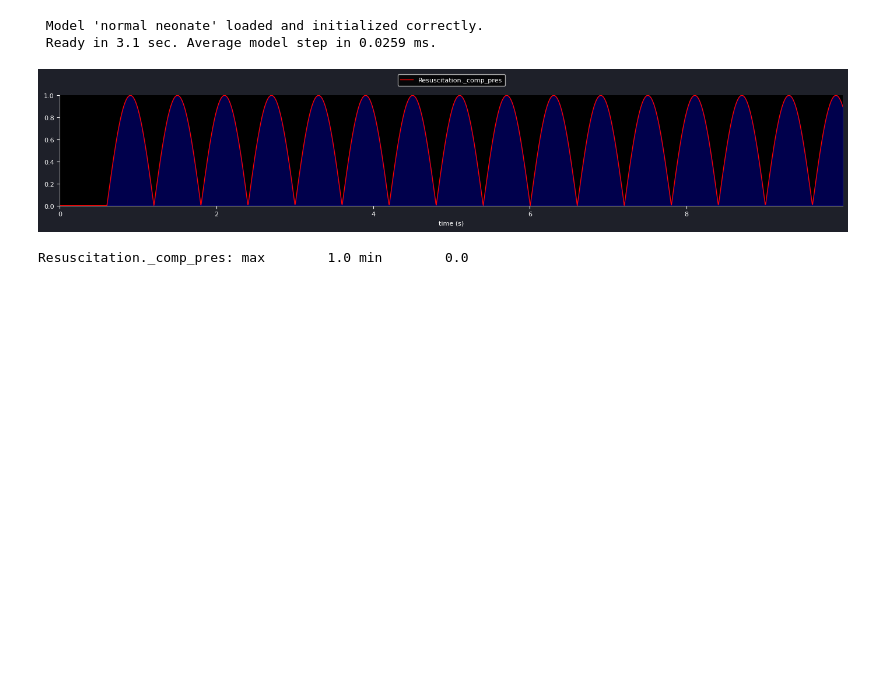
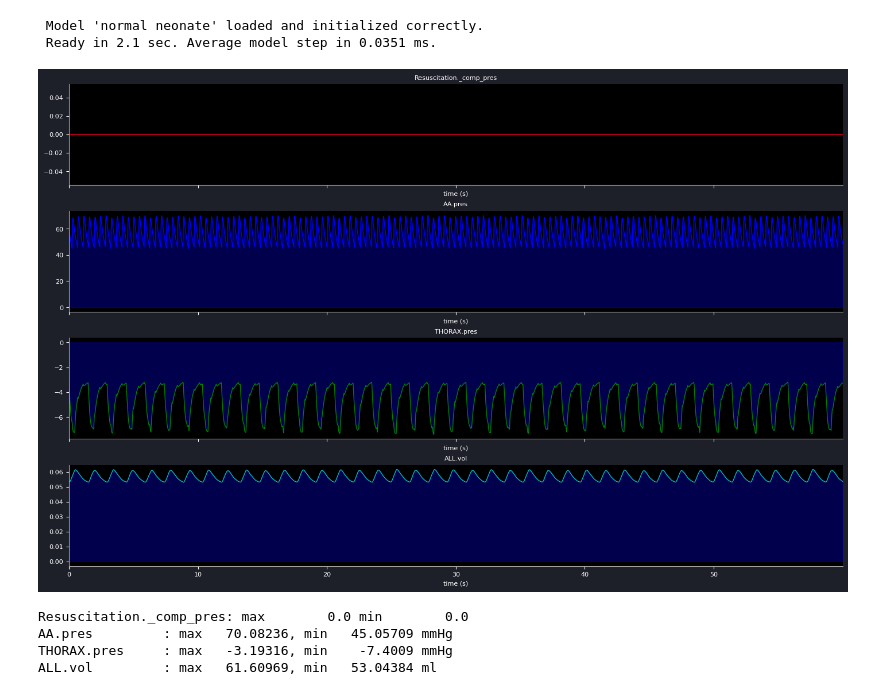
Before and after one commit to Dobutamine/explain-python, a Jupyter notebook: resuscitation.ipynb, the cells around one changed output. Drawn from its saved outputs; the diff is of its cells as text; code cells hidden in the pictures; blank space fills up the shorter version.

```diff
--- a/resuscitation.ipynb
+++ b/resuscitation.ipynb
@@ -37,13 +37,16 @@ neo.resuscitation(True)
 cpr = models["Resuscitation"]
 
 # stabilize by calculating 60 seconds with fixed resp_rate of 40/min, tidal volume of 16 ml and fixed heart rate of 140 / min
-neo.calculate(60)
+neo.calculate(30)
 # %% [output]
  Model 'normal neonate' loaded and initialized correctly.
- Ready in 3.1 sec. Average model step in 0.0259 ms.
+ Ready in 2.1 sec. Average model step in 0.0351 ms.
 # %%
-cpr.start_cpr()
-neo.plot_time_graph(["Resuscitation._comp_pres"], time_to_calculate=10.0)
+#cpr.start_cpr()
+neo.plot_time_graph(["Resuscitation._comp_pres","AA.pres","THORAX.pres", "ALL.vol"], combined=False, sharey=False, time_to_calculate=60.0)
 # %% [output]
-[figure, old version]
+[figure, new version]
-Resuscitation._comp_pres: max        1.0 min        0.0
+Resuscitation._comp_pres: max        0.0 min        0.0
+AA.pres         : max   70.08236, min   45.05709 mmHg
+THORAX.pres     : max   -3.19316, min    -7.4009 mmHg
+ALL.vol         : max   61.60969, min   53.04384 ml
```
Also changed, not shown: parts of 1 cell of this notebook, 5 other files.
